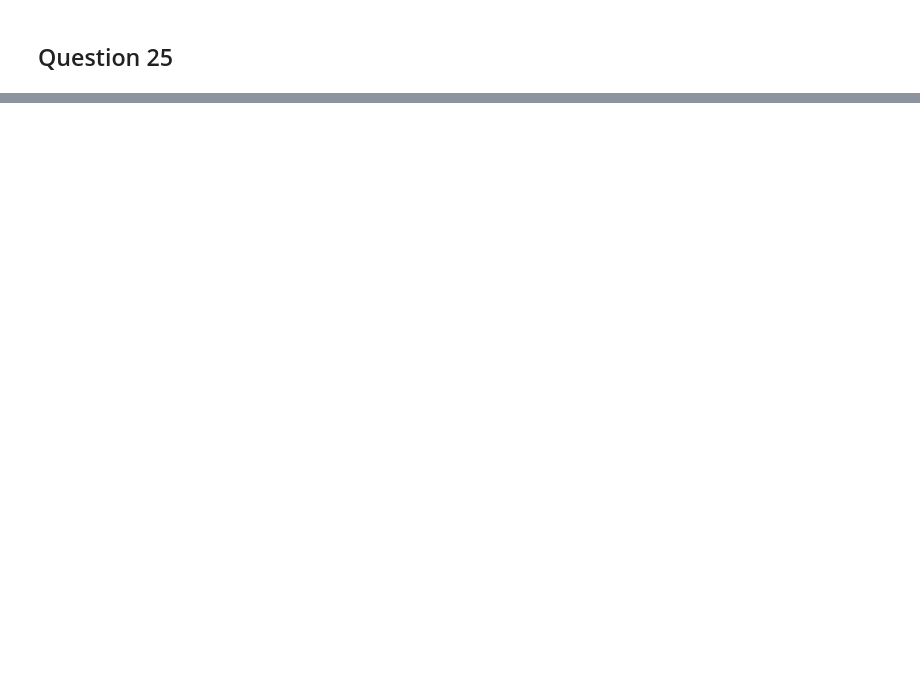
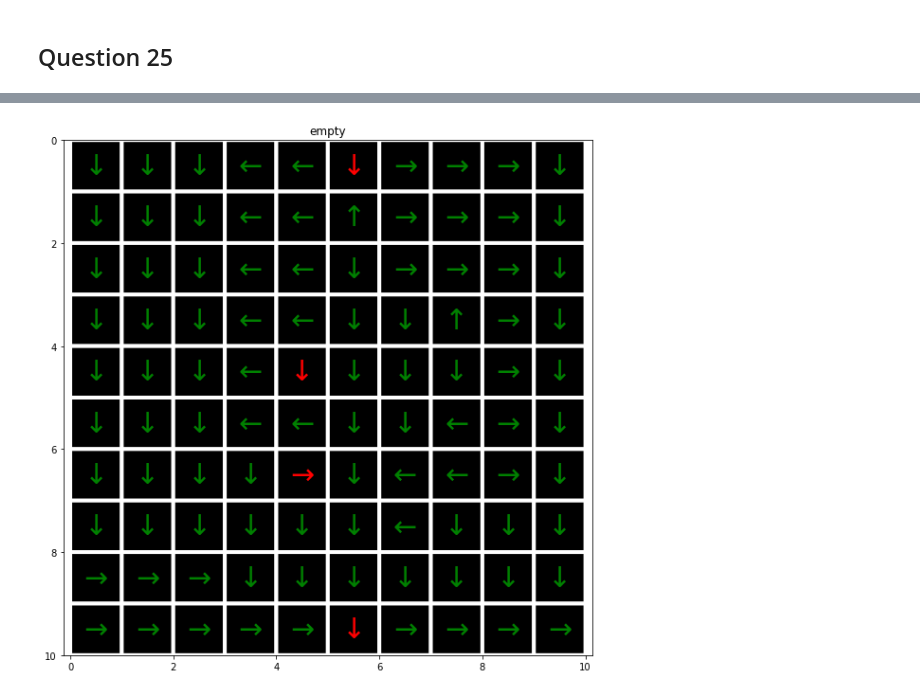
Before and after one commit to mlpotter/ECENGR232E-80, a Jupyter notebook: project_3/project3_MLP.ipynb, the cells around one changed output, grey strips where cells are left out. Drawn from its saved outputs; the diff is of its cells as text; code cells hidden in the pictures; blank space fills up the shorter version.

```diff
--- a/project_3/project3_MLP.ipynb
+++ b/project_3/project3_MLP.ipynb
@@ -622,7 +635,7 @@ create_difference_policymap(policy_IRL,policy2)
 ## Question 25
 # %%
 threshold=0.01
-discount_factor = 0.8
+discount_factor = 0.9
 # %%
 R_max = environment2.reward_space.max()
 P_optimal = get_optimal_policy_transition_matrix(environment2,policy2)
@@ -648,0 +667,11 @@ plt.show()
+# %%
+c = get_c_block_matrices(environment2,lambda_best)
+R_IRL = linear_solve_IRL(environment2,b,c,Ds).reshape(environment2.reward_space.shape)
+
+environment_IRL = RL_environment(environment2.state_space,R_IRL,N_actions,w)
+value_IRL,policy_IRL = value_iteration(environment_IRL,threshold,discount_factor)
+# %%
+plt.figure(figsize=(10,10))
+create_difference_policymap(policy_IRL,policy2)
+# %% [output]
+[figure, added]
```
Also changed, not shown: parts of 9 cells of this notebook.
